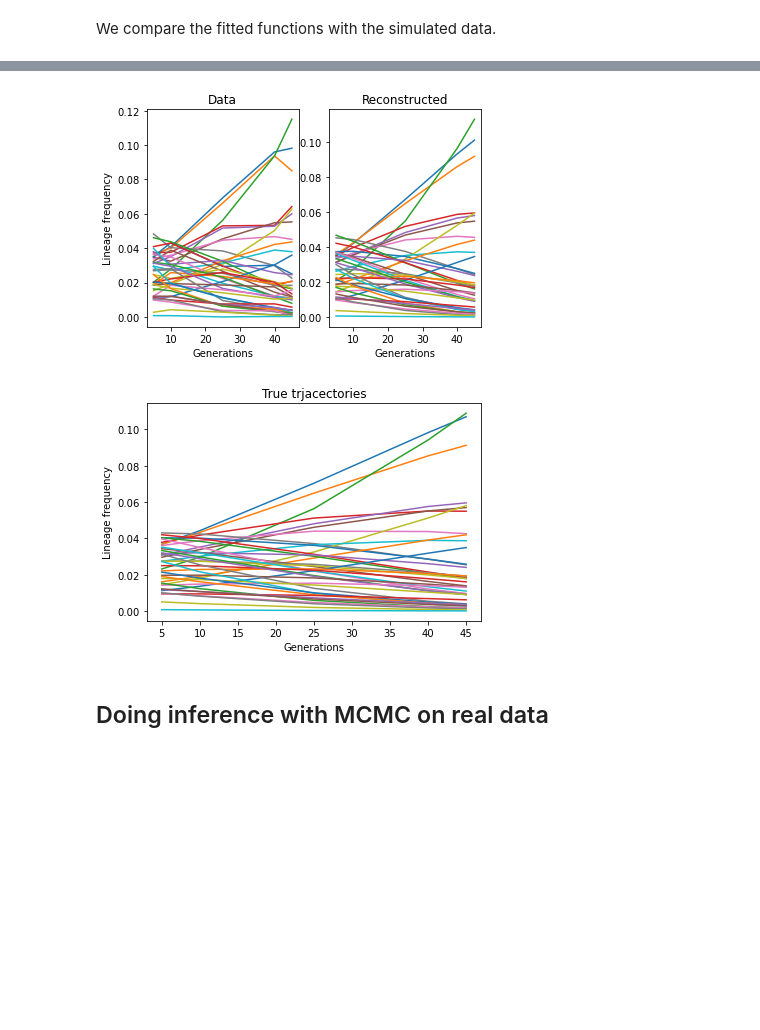
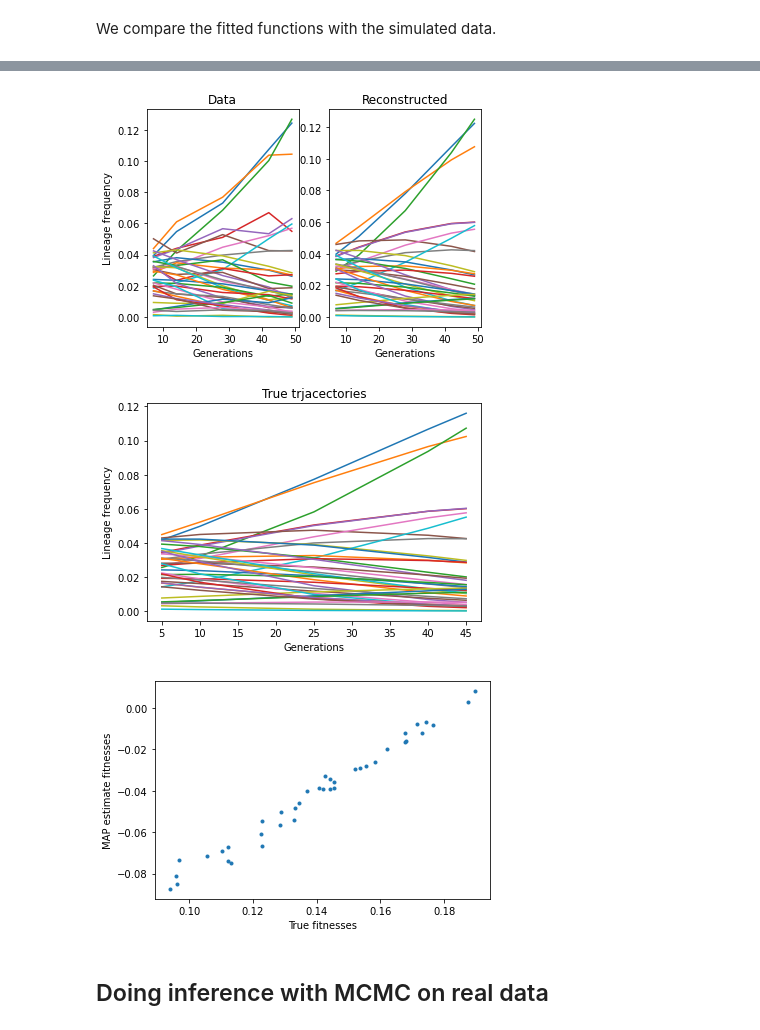
Before and after one commit to phys201/fitness_mcmc, a Jupyter notebook: documentation.ipynb, the cells around one changed output, grey strips where cells are left out. Drawn from its saved outputs; the diff is of its cells as text; code cells hidden in the pictures; blank space fills up the shorter version.

```diff
--- a/documentation.ipynb
+++ b/documentation.ipynb
@@ -103,7 +103,7 @@ fitness_model.plot_MAP_estimate(type = "lin")
 We compare the fitted functions with the simulated data.
 # %%
 #simulated data
-data, time, ordered_frequencies, s_vals, f0_vals = io.load_data("simulated_data_1.txt",
+data, time, ordered_frequencies, s_vals, f0_vals = io.load_data("simulated_data_2.txt",
                                                                  data_dir = "simulated_data",
                                                                  load_metadata = True)
 simulated_model = m.Fitness_Model(ordered_frequencies,time)
@@ -114,14 +114,20 @@ simulated_model.find_MAP()
 # %%
 simulated_model.plot_MAP_estimate(type = "lin")
 plt.figure()
 plt.plot([5,10,25,40,45], true_trajectories.T)
 plt.title("True trjacectories")
 plt.xlabel("Generations")
 plt.ylabel("Lineage frequency")
+
+plt.figure()
+plt.plot(s_vals[1:] + s_vals[0], simulated_model.map_estimate["s"], ".")
+plt.xlabel("True fitnesses")
+plt.ylabel("MAP estimate fitnesses")
 plt.show()
 # %% [output]
-[figure, old version]
+[figure, new version]
-[figure, old version]
+[figure, new version]
+[figure, added]
 # %% [markdown]
 ## Doing inference with MCMC on real data
 # %% [markdown]
```
Also changed, not shown: parts of 3 cells of this notebook, 1 other file.
